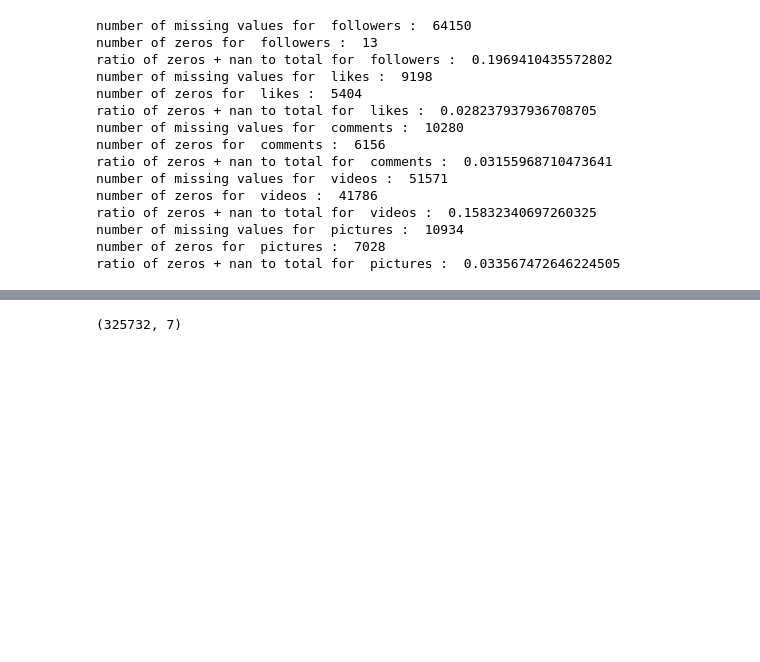
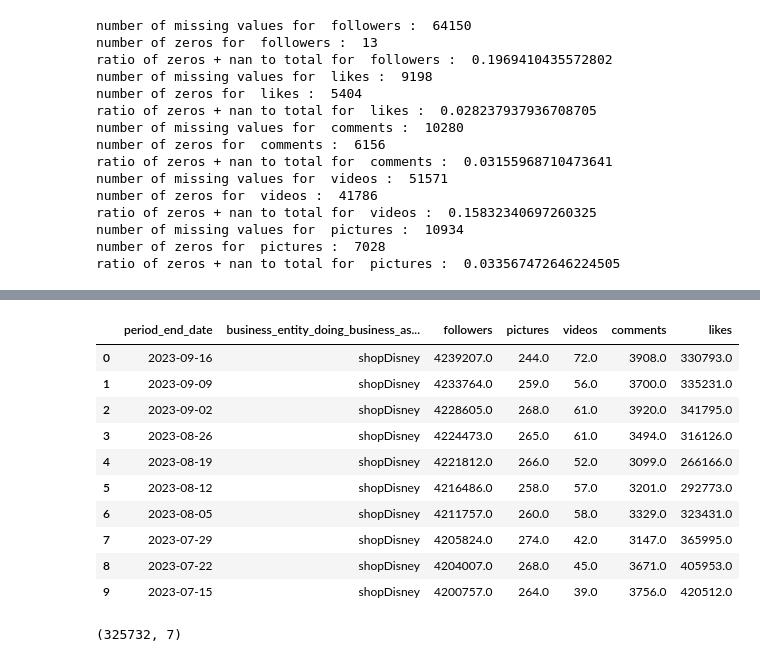
Before and after one commit to lerchal1/21_Datathon_2024, a Jupyter notebook: 1_data_cleaning.ipynb, the cells around one changed output, grey strips where cells are left out. Saved outputs shown, nothing was run; the diff lists cells and outputs as text; code cells hidden in the pictures; blank space fills up the shorter version.

```diff
--- a/1_data_cleaning.ipynb
+++ b/1_data_cleaning.ipynb
@@ -327,8 +327,19 @@ pictures --> has length: 8190
 | 8189 | 4464.0 | 1 |
 ... (11 outputs left out)
 # %%
-df.head(10)
+display(df.head(10))
 print(df.shape)
 # %% [output]
+|  | period_end_date | business_entity_doing_business_as... | followers | pictures | videos | comments | likes |
+| 0 | 2023-09-16 | shopDisney | 4239207.0 | 244.0 | 72.0 | 3908.0 | 330793.0 |
+| 1 | 2023-09-09 | shopDisney | 4233764.0 | 259.0 | 56.0 | 3700.0 | 335231.0 |
+| 2 | 2023-09-02 | shopDisney | 4228605.0 | 268.0 | 61.0 | 3920.0 | 341795.0 |
+| 3 | 2023-08-26 | shopDisney | 4224473.0 | 265.0 | 61.0 | 3494.0 | 316126.0 |
+| 4 | 2023-08-19 | shopDisney | 4221812.0 | 266.0 | 52.0 | 3099.0 | 266166.0 |
+| 5 | 2023-08-12 | shopDisney | 4216486.0 | 258.0 | 57.0 | 3201.0 | 292773.0 |
+| 6 | 2023-08-05 | shopDisney | 4211757.0 | 260.0 | 58.0 | 3329.0 | 323431.0 |
+| 7 | 2023-07-29 | shopDisney | 4205824.0 | 274.0 | 42.0 | 3147.0 | 365995.0 |
+| 8 | 2023-07-22 | shopDisney | 4204007.0 | 268.0 | 45.0 | 3671.0 | 405953.0 |
+| 9 | 2023-07-15 | shopDisney | 4200757.0 | 264.0 | 39.0 | 3756.0 | 420512.0 |
 (325732, 7)
 # %%
```
Also changed, not shown: parts of 3 cells of this notebook.
